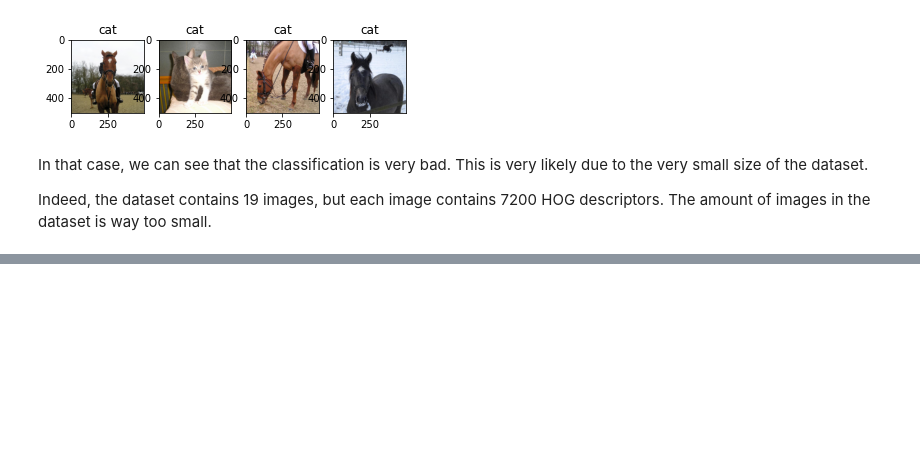
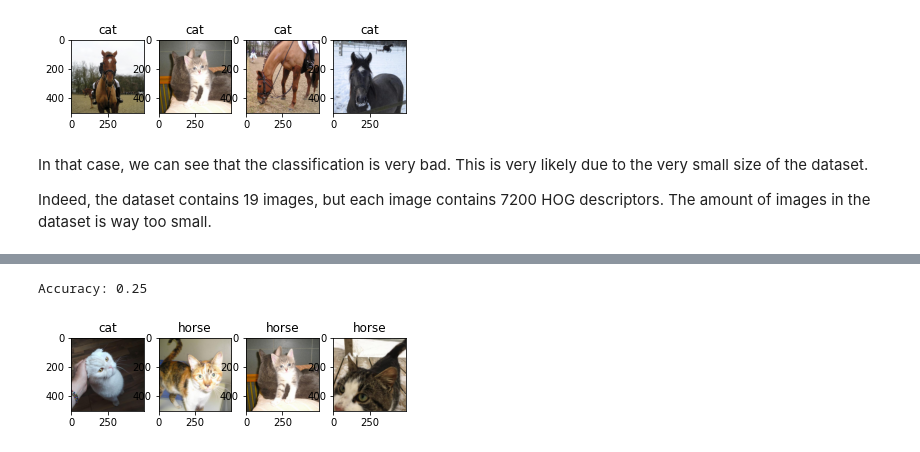
Before and after one commit to annalaine/quaxp, a Jupyter notebook: 2-1-3-image-classification.ipynb, the cells around one changed output, grey strips where cells are left out. Saved outputs shown, nothing was run; the diff lists cells and outputs as text; code cells hidden in the pictures; blank space fills up the shorter version.

```diff
--- a/2-1-3-image-classification.ipynb
+++ b/2-1-3-image-classification.ipynb
@@ -114,0 +195,7 @@ Indeed, the dataset contains 19 images, but each image contains 7200 HOG descrip
+# %%
+pred, y_test, test = classify_images(images, 3)
+print('Accuracy: ' + str(accuracy_score(pred, y_test)))
+print_results(pred, test)
+# %% [output]
+Accuracy: 0.25
+[figure, added]
```
Also changed, not shown: parts of 9 cells of this notebook.
